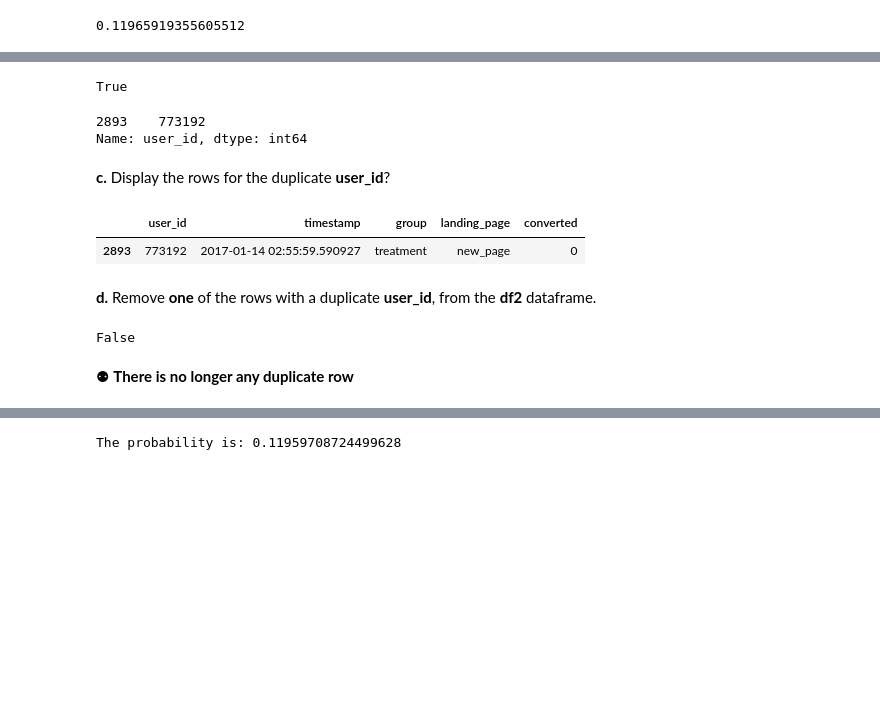
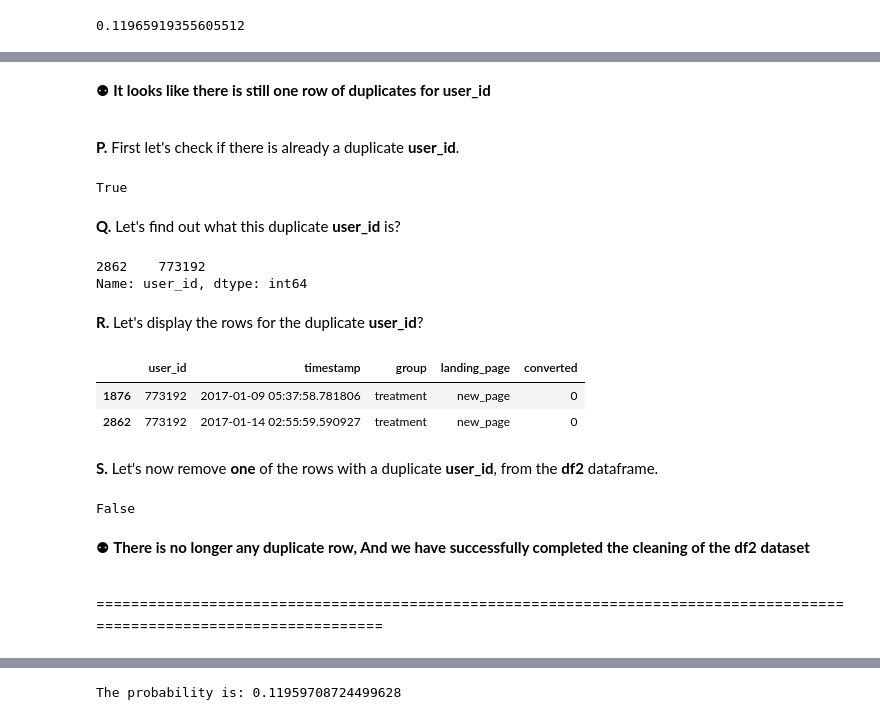
Before and after one commit to medons87/-Udacity_Analyze_A-B_Test_Results, a Jupyter notebook: Analyze_ab_test_results.ipynb, the cells around one changed output, grey strips where cells are left out. Drawn from its saved outputs; the diff is of its cells as text; code cells hidden in the pictures; blank space fills up the shorter version.

```diff
--- a/Analyze_ab_test_results.ipynb
+++ b/Analyze_ab_test_results.ipynb
@@ -127,0 +213,2 @@ df2[((df2['group'] == 'treatment') == (df2['landing_page'] == 'new_page')) == Fa
+# %%
+df2= df.copy()
@@ -127,0 +217,3 @@ df2[((df2['group'] == 'treatment') == (df2['landing_page'] == 'new_page')) == Fa
+# %%
+df2.drop((df2.loc[df['group']=='treatment'].loc[df2['landing_page'] != 'new_page']).index, axis=0, inplace= True)
+df2.drop((df2.loc[df['group']=='control'].loc[df2['landing_page'] != 'old_page']).index, axis=0, inplace= True)
@@ -127,0 +222,4 @@ df2[((df2['group'] == 'treatment') == (df2['landing_page'] == 'new_page')) == Fa
+# %%
+df2= df2.reset_index(drop= True)
+
+df2.head(50)
@@ -134,20 +263,27 @@ number of unique users: 290584
+# %% [markdown]
+&#9865; **It looks like there is still one row of duplicates for user_id**<br><br>
+
+**P.** First let's check if there is already a duplicate **user_id**.
 # %%
 df2['user_id'].duplicated().any()
 # %% [output]
 True
+# %% [markdown]
+**Q.** Let's find out what this duplicate **user_id** is?
 # %%
 df2[df2['user_id'].duplicated()]['user_id']
 # %% [output]
-2893    773192
+2862    773192
 Name: user_id, dtype: int64
 # %% [markdown]
-**c.** Display the rows for the duplicate **user_id**?
+**R.** Let's display the rows for the duplicate **user_id**?
 # %%
-df2[df2['user_id'].duplicated()]
+df2[df2['user_id'].duplicated(keep=False)]
 # %% [output]
 |  | user_id | timestamp | group | landing_page | converted |
-| 2893 | 773192 | 2017-01-14 02:55:59.590927 | treatment | new_page | 0 |
+| 1876 | 773192 | 2017-01-09 05:37:58.781806 | treatment | new_page | 0 |
+| 2862 | 773192 | 2017-01-14 02:55:59.590927 | treatment | new_page | 0 |
 # %% [markdown]
-**d.** Remove **one** of the rows with a duplicate **user_id**, from the **df2** dataframe.
+**S.** Let's now remove **one** of the rows with a duplicate **user_id**, from the **df2** dataframe.
 # %%
 # Remove one of the rows with a duplicate user_id..
@@ -158,5 +293,7 @@ df2['user_id'].duplicated().any()
 # %% [output]
 False
 # %% [markdown]
-&#9865; **There is no longer any duplicate row**
+&#9865; **There is no longer any duplicate row, And we have successfully completed the cleaning of the df2 dataset**<br><br>
+
+=======================================================================================================================
 # %% [markdown]
```
Also changed, not shown: parts of 180 cells of this notebook.
